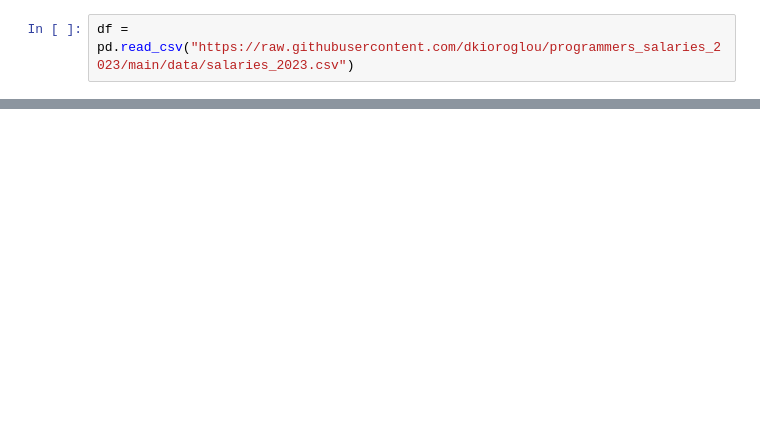
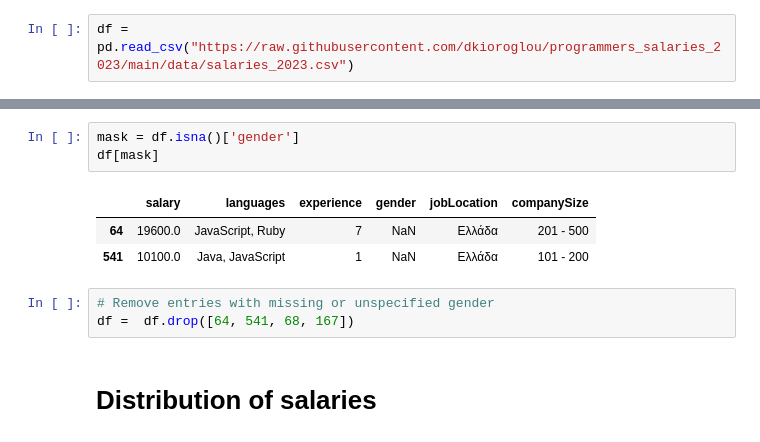
Before and after one commit to dkioroglou/programmers_salaries_2023, a Jupyter notebook: data_analysis.ipynb, the cells around one changed output, grey strips where cells are left out. Drawn from its saved outputs; the diff is of its cells as text; blank space fills up the shorter version.

```diff
--- a/data_analysis.ipynb
+++ b/data_analysis.ipynb
@@ -21,0 +49,12 @@ df.columns = [
+# %%
+mask = df.isna()['gender']
+df[mask]
+# %% [output]
+|  | salary | languages | experience | gender | jobLocation | companySize |
+| 64 | 19600.0 | JavaScript, Ruby | 7 | NaN | Ελλάδα | 201 - 500 |
+| 541 | 10100.0 | Java, JavaScript | 1 | NaN | Ελλάδα | 101 - 200 |
+# %%
+# Remove entries with missing or unspecified gender
+df =  df.drop([64, 541, 68, 167])
+# %% [markdown]
+# Distribution of salaries
```
Also changed, not shown: parts of 29 cells of this notebook.
